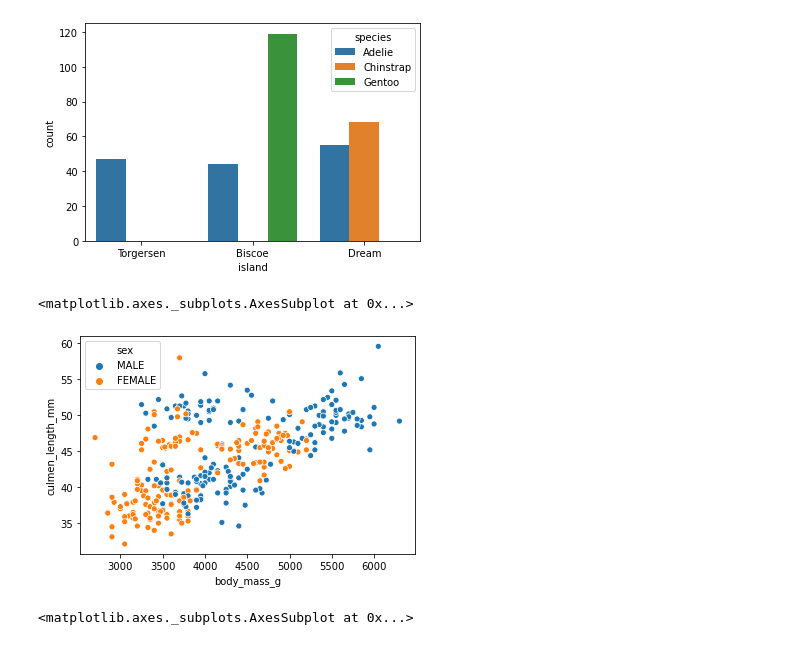
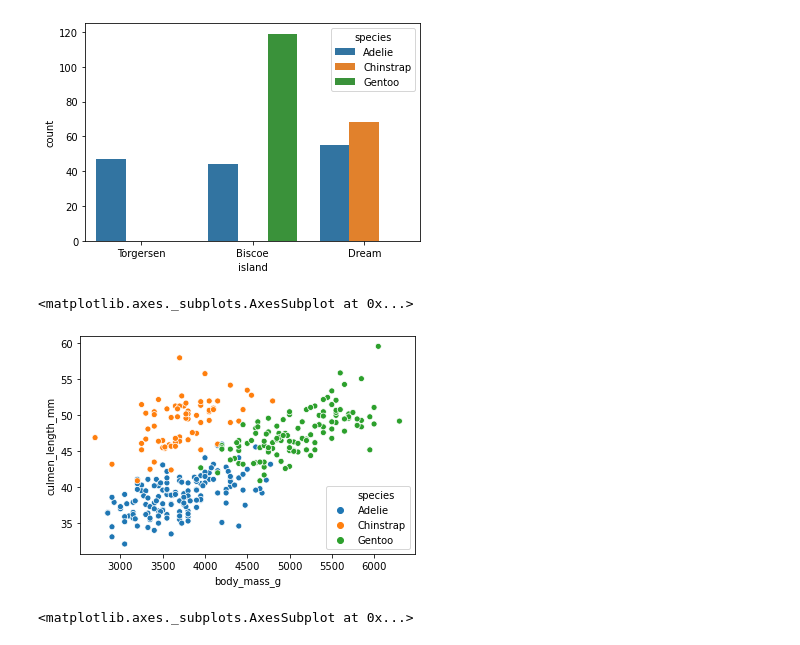
Before and after one commit to lucianoaclemente/machine_learning, a Jupyter notebook: analise_pinguins.ipynb, the cells around one changed output. Drawn from its saved outputs; the diff is of its cells as text; code cells hidden in the pictures.

```diff
--- a/analise_pinguins.ipynb
+++ b/analise_pinguins.ipynb
@@ -49,7 +49,7 @@ df.head()
 | 3 | Adelie | Torgersen | NaN | NaN | NaN | NaN | NaN |
 | 4 | Adelie | Torgersen | 36.7 | 19.3 | 193.0 | 3450.0 | FEMALE |
 # %%
-df = df = df.dropna()
+df = df.dropna()
 class_names = pd.unique(df['species'])
 # %%
 # Removendo categorias inválidas
@@ -73,11 +73,11 @@ sns.countplot(x='island', hue='species', data=df)
 <matplotlib.axes._subplots.AxesSubplot at 0x...>
 [figure]
 # %%
-# Analise da anatomia das amostras por sexo (peso x comprimento).
-sns.scatterplot(x='body_mass_g', y='culmen_length_mm', hue="sex", data=df)
+# Analise da anatomia das amostras por espécie (peso x comprimento).
+sns.scatterplot(x='body_mass_g', y='culmen_length_mm', hue="species", data=df)
 # %% [output]
 <matplotlib.axes._subplots.AxesSubplot at 0x...>
-[figure, old version]
+[figure, new version]
 # %%
 # Analise do peso de cada espécie por sexo. A Raça Gentoo é a espécie com mais massa, os machos apresentam mais massa em todas as espécies.
 sns.scatterplot(x='body_mass_g', y='species', hue="sex", data=df)
```
